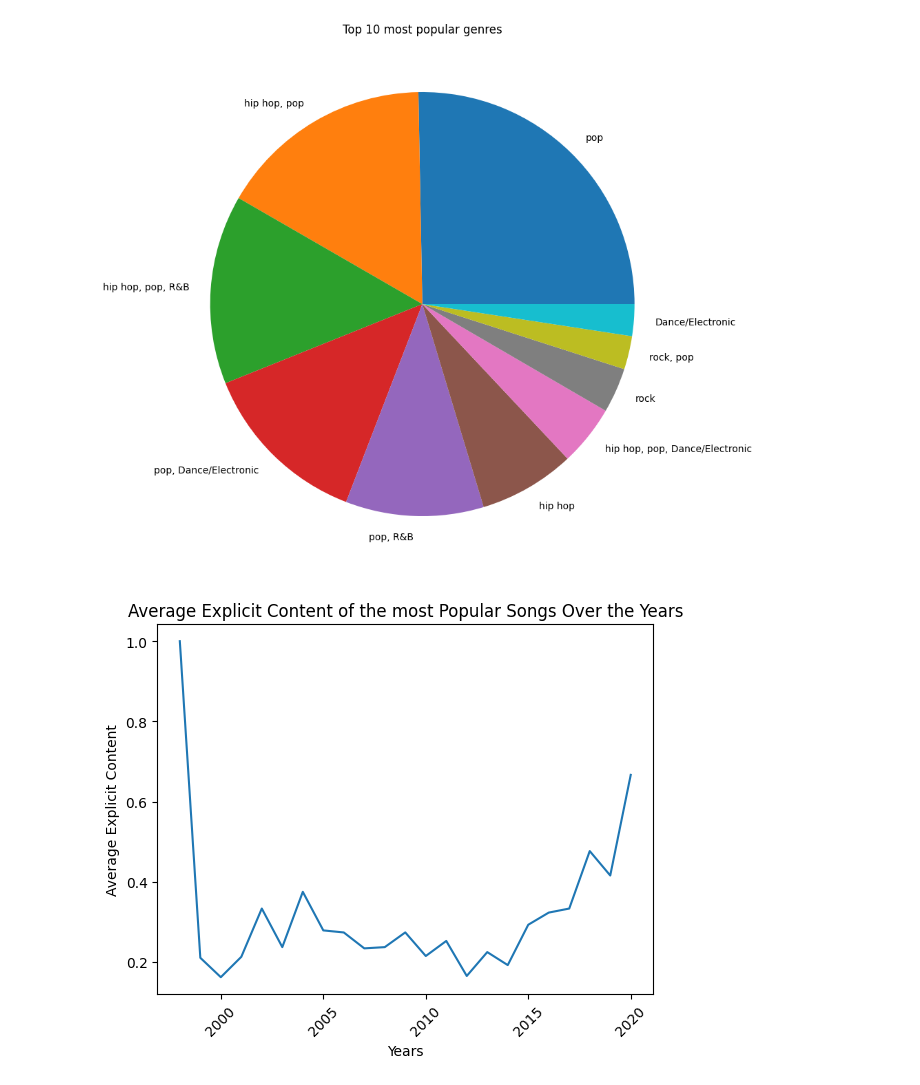
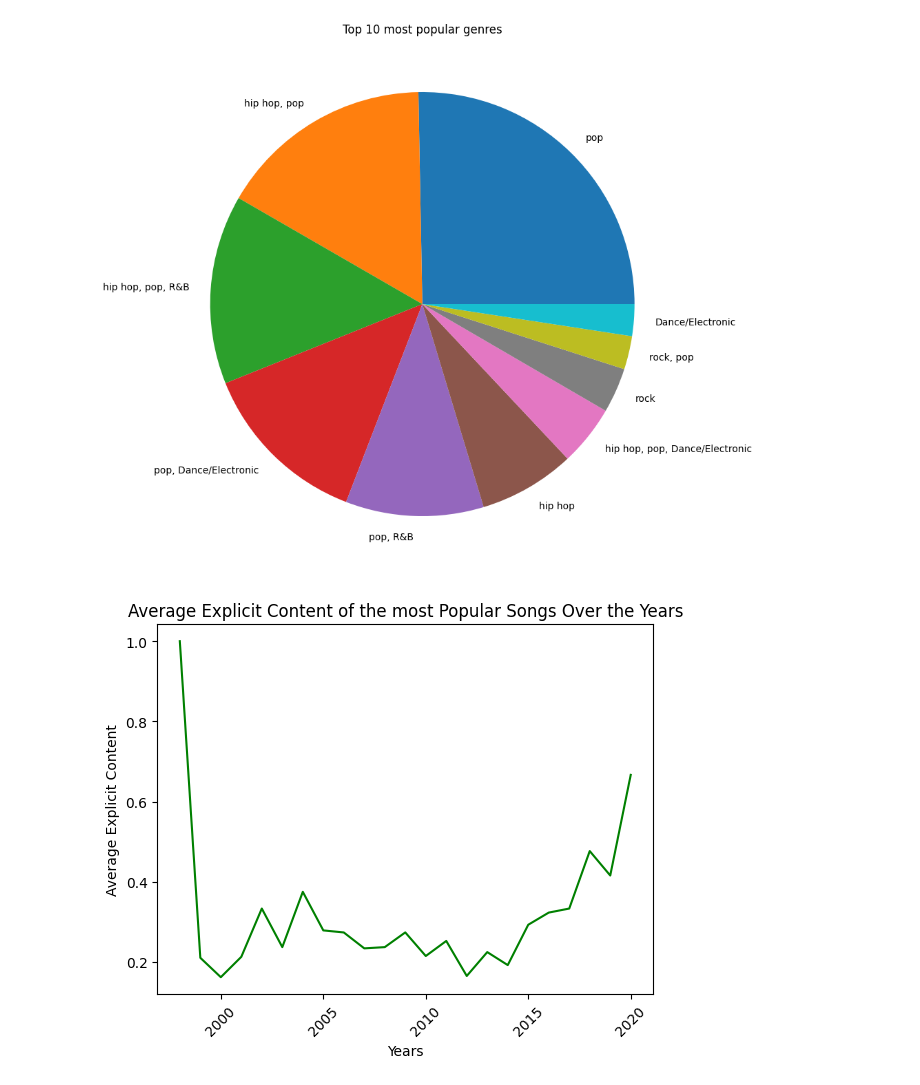
Before and after one commit to mduos/scipy_project_group_16, a Jupyter notebook: aiko.ipynb, the cells around one changed output. Saved outputs shown, nothing was run; the diff lists cells and outputs as text; code cells hidden in the pictures.

```diff
--- a/aiko.ipynb
+++ b/aiko.ipynb
@@ -166,17 +166,17 @@ See the caveats in the documentation: https://pandas.pydata.org/pandas-docs/stab
 # %%
 # Grouping the data by 'years' and calculating the average explicit content for each year
 explicit_content_by_year = df.groupby('year')['explicit'].mean().reset_index()
 
 # Sorting the data by 'years' in ascending order
 explicit_content_by_year = explicit_content_by_year.sort_values('year', ascending=True)
 
-# Creating the bar plot
-plt.plot(explicit_content_by_year['year'], explicit_content_by_year['explicit'])
+# Creating the plot
+plt.plot(explicit_content_by_year['year'], explicit_content_by_year['explicit'], color  = 'green')
 plt.xlabel('Years')
 plt.ylabel('Average Explicit Content')
 plt.title('Average Explicit Content of the most Popular Songs Over the Years')
 plt.xticks(rotation=45)
 plt.show()
 # %% [output]
-[figure, old version]
+[figure, new version]
 # %%
```
Also changed, not shown: parts of 7 cells of this notebook.
